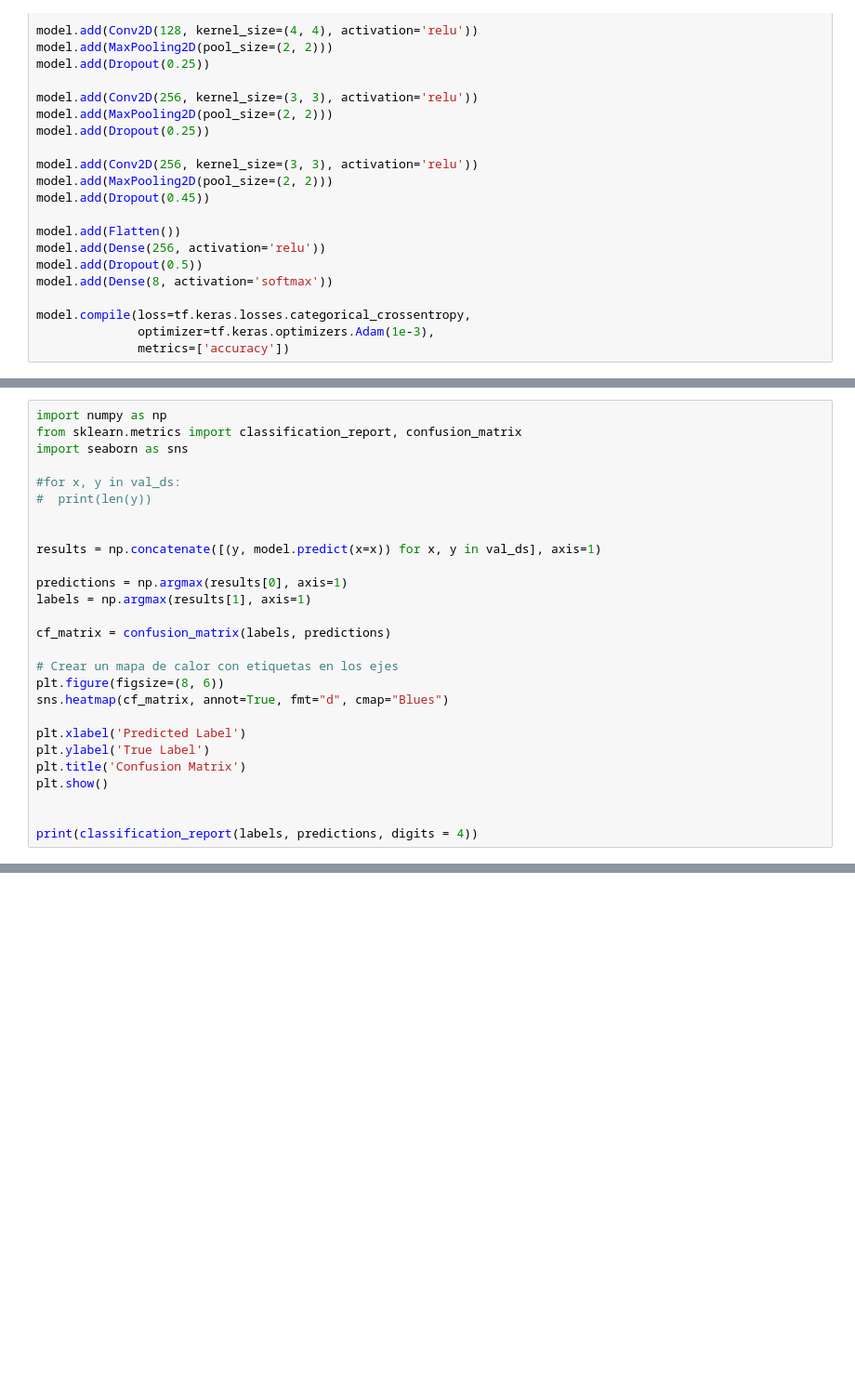
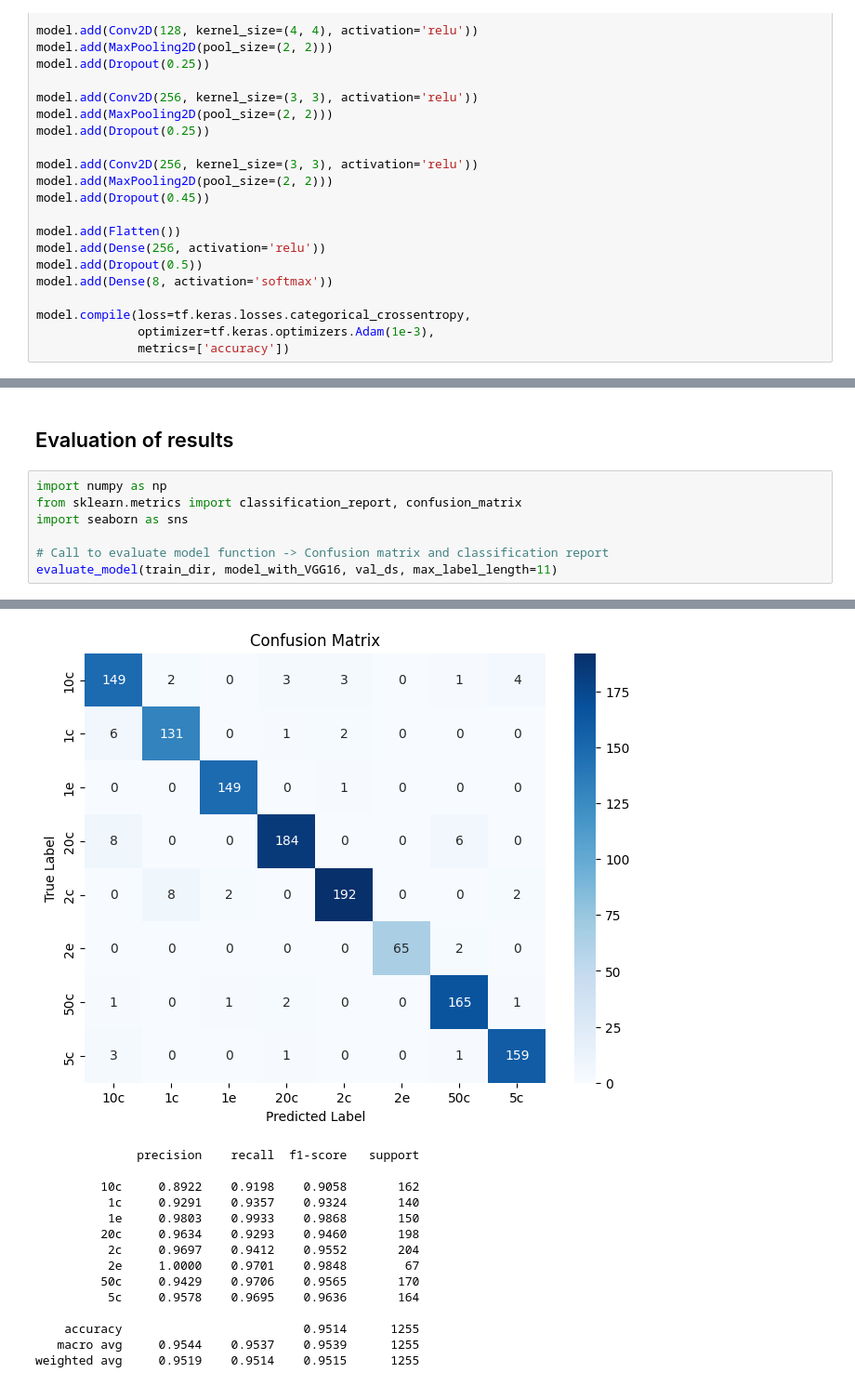
Before and after one commit to antonioap101/FSI_Practica2, a Jupyter notebook: MonedasPractica2_Antonio_Pablo.ipynb, the cells around one changed output, grey strips where cells are left out. Shown at 93% size. Cells and saved outputs as stored; diff of their text form; blank space fills up the shorter version.

```diff
--- a/MonedasPractica2_Antonio_Pablo.ipynb
+++ b/MonedasPractica2_Antonio_Pablo.ipynb
@@ -349,27 +334,0 @@ plt.show()
-# %%
-import numpy as np
-from sklearn.metrics import classification_report, confusion_matrix
-import seaborn as sns
-
-#for x, y in val_ds:
-#  print(len(y))
-
-
-results = np.concatenate([(y, model.predict(x=x)) for x, y in val_ds], axis=1)
-
-predictions = np.argmax(results[0], axis=1)
-labels = np.argmax(results[1], axis=1)
-
-cf_matrix = confusion_matrix(labels, predictions)
-
-# Crear un mapa de calor con etiquetas en los ejes
-plt.figure(figsize=(8, 6))
-sns.heatmap(cf_matrix, annot=True, fmt="d", cmap="Blues")
-
-plt.xlabel('Predicted Label')
-plt.ylabel('True Label')
-plt.title('Confusion Matrix')
-plt.show()
-
-
-print(classification_report(labels, predictions, digits = 4))
@@ -420,0 +580,10 @@ print(np.argmax(predictions[0]))
+# %% [markdown]
+## Evaluation of results
+# %%
+import numpy as np
+from sklearn.metrics import classification_report, confusion_matrix
+import seaborn as sns
+
+# Call to evaluate model function -> Confusion matrix and classification report
+evaluate_model(train_dir, model_with_VGG16, val_ds, max_label_length=11)
+# %% [output]
@@ -420,0 +607,15 @@ print(np.argmax(predictions[0]))
+[figure, added]
+              precision    recall  f1-score   support
+
+         10c     0.8922    0.9198    0.9058       162
+          1c     0.9291    0.9357    0.9324       140
+          1e     0.9803    0.9933    0.9868       150
+         20c     0.9634    0.9293    0.9460       198
+          2c     0.9697    0.9412    0.9552       204
+          2e     1.0000    0.9701    0.9848        67
+         50c     0.9429    0.9706    0.9565       170
+          5c     0.9578    0.9695    0.9636       164
+
+    accuracy                         0.9514      1255
+   macro avg     0.9544    0.9537    0.9539      1255
+weighted avg     0.9519    0.9514    0.9515      1255
```
Also changed, not shown: parts of 46 cells of this notebook.
